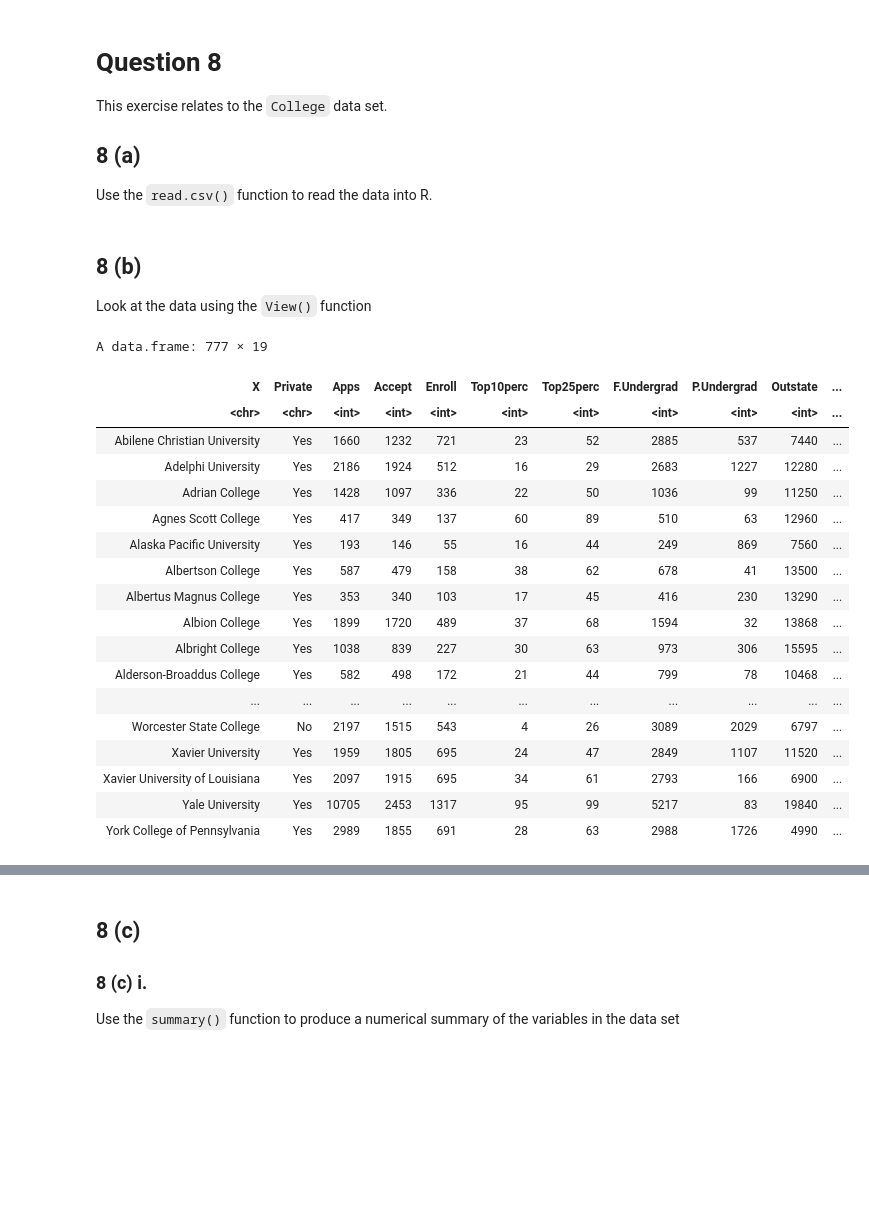
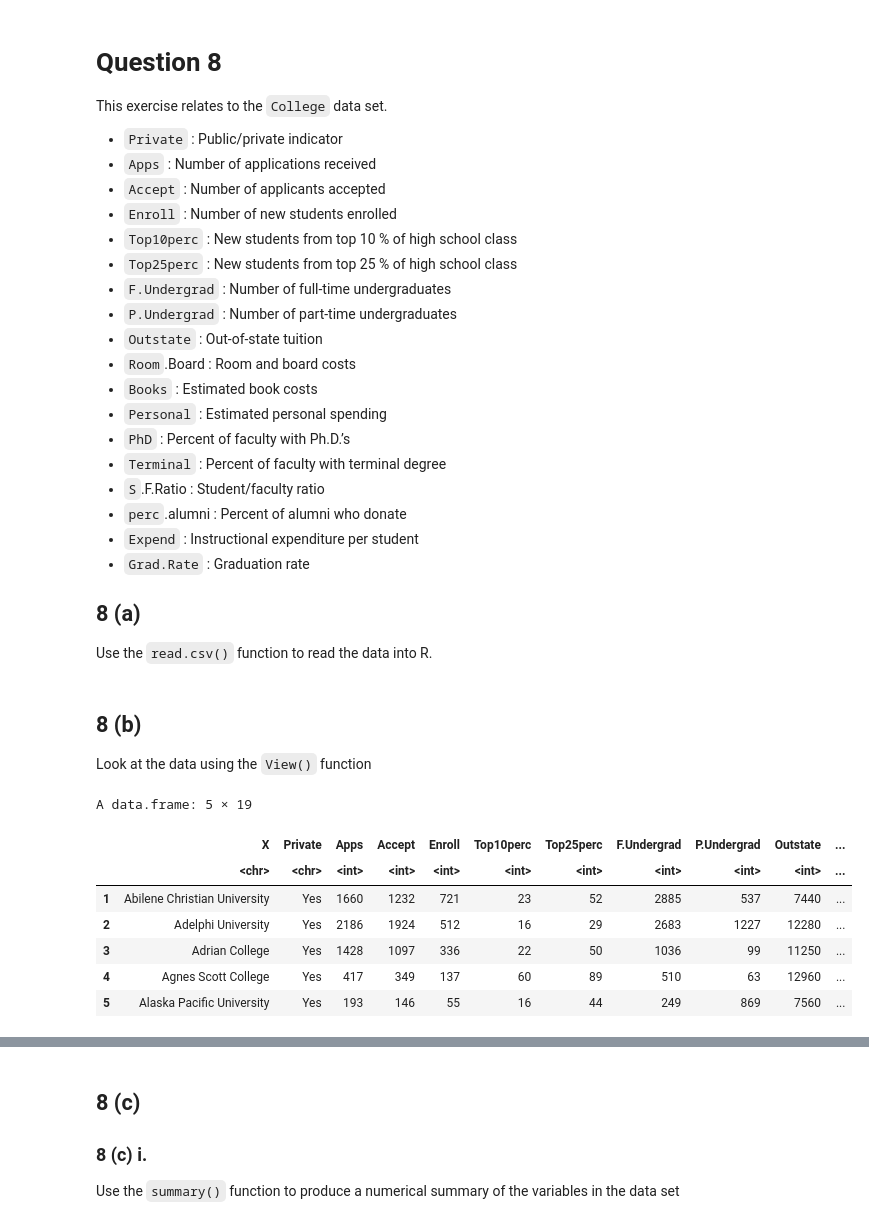
Before and after one commit to jlmolloy/rit-book-club, a Jupyter notebook: ISL/chapter02/Applied Exercises.ipynb, the cells around one changed output, grey strips where cells are left out. Drawn from its saved outputs; the diff is of its cells as text; code cells hidden in the pictures; blank space fills up the shorter version.

Commit message:
Do exercises

```diff
--- a/ISL/chapter02/Applied Exercises.ipynb
+++ b/ISL/chapter02/Applied Exercises.ipynb
@@ -1,8 +1,28 @@
-# %% [markdown]
-# Question 8
-This exercise relates to the `College` data set.
-## 8 (a)
-Use the `read.csv()` function to read the data into R.
+# %% [markdown]
+# Question 8
+This exercise relates to the `College` data set.
+
+* `Private` : Public/private indicator
+* `Apps` : Number of applications received
+* `Accept` : Number of applicants accepted
+* `Enroll` : Number of new students enrolled
+* `Top10perc` : New students from top 10 % of high school class
+* `Top25perc` : New students from top 25 % of high school class
+* `F.Undergrad` : Number of full-time undergraduates
+* `P.Undergrad` : Number of part-time undergraduates
+* `Outstate` : Out-of-state tuition
+* `Room`.Board : Room and board costs
+* `Books` : Estimated book costs
+* `Personal` : Estimated personal spending
+* `PhD` : Percent of faculty with Ph.D.’s
+* `Terminal` : Percent of faculty with terminal degree
+* `S`.F.Ratio : Student/faculty ratio
+* `perc`.alumni : Percent of alumni who donate
+* `Expend` : Instructional expenditure per student
+* `Grad.Rate` : Graduation rate
+
+## 8 (a)
+Use the `read.csv()` function to read the data into R.
 # %%
 data_url = "https://www.statlearning.com/s/College.csv"
 college <- read.csv(data_url)
@@ -10,27 +30,16 @@ college <- read.csv(data_url)
 ## 8 (b)
 Look at the data using the `View()` function
 # %%
-View(college)
+View(college[1:5,])
 # %% [output]
-A data.frame: 777 × 19
+A data.frame: 5 × 19
-| X | Private | Apps | Accept | Enroll | Top10perc | Top25perc | F.Undergrad | P.Undergrad | Outstate | ... |
-| <chr> | <chr> | <int> | <int> | <int> | <int> | <int> | <int> | <int> | <int> | ... |
-| Abilene Christian University | Yes | 1660 | 1232 | 721 | 23 | 52 | 2885 | 537 | 7440 | ... |
-| Adelphi University | Yes | 2186 | 1924 | 512 | 16 | 29 | 2683 | 1227 | 12280 | ... |
-| Adrian College | Yes | 1428 | 1097 | 336 | 22 | 50 | 1036 | 99 | 11250 | ... |
-| Agnes Scott College | Yes | 417 | 349 | 137 | 60 | 89 | 510 | 63 | 12960 | ... |
-| Alaska Pacific University | Yes | 193 | 146 | 55 | 16 | 44 | 249 | 869 | 7560 | ... |
-| Albertson College | Yes | 587 | 479 | 158 | 38 | 62 | 678 | 41 | 13500 | ... |
-| Albertus Magnus College | Yes | 353 | 340 | 103 | 17 | 45 | 416 | 230 | 13290 | ... |
-| Albion College | Yes | 1899 | 1720 | 489 | 37 | 68 | 1594 | 32 | 13868 | ... |
-| Albright College | Yes | 1038 | 839 | 227 | 30 | 63 | 973 | 306 | 15595 | ... |
-| Alderson-Broaddus College | Yes | 582 | 498 | 172 | 21 | 44 | 799 | 78 | 10468 | ... |
-| ... | ... | ... | ... | ... | ... | ... | ... | ... | ... | ... |
-| Worcester State College | No | 2197 | 1515 | 543 | 4 | 26 | 3089 | 2029 | 6797 | ... |
-| Xavier University | Yes | 1959 | 1805 | 695 | 24 | 47 | 2849 | 1107 | 11520 | ... |
-| Xavier University of Louisiana | Yes | 2097 | 1915 | 695 | 34 | 61 | 2793 | 166 | 6900 | ... |
-| Yale University | Yes | 10705 | 2453 | 1317 | 95 | 99 | 5217 | 83 | 19840 | ... |
-| York College of Pennsylvania | Yes | 2989 | 1855 | 691 | 28 | 63 | 2988 | 1726 | 4990 | ... |
+|  | X | Private | Apps | Accept | Enroll | Top10perc | Top25perc | F.Undergrad | P.Undergrad | Outstate | ... |
+|  | <chr> | <chr> | <int> | <int> | <int> | <int> | <int> | <int> | <int> | <int> | ... |
+| 1 | Abilene Christian University | Yes | 1660 | 1232 | 721 | 23 | 52 | 2885 | 537 | 7440 | ... |
+| 2 | Adelphi University | Yes | 2186 | 1924 | 512 | 16 | 29 | 2683 | 1227 | 12280 | ... |
+| 3 | Adrian College | Yes | 1428 | 1097 | 336 | 22 | 50 | 1036 | 99 | 11250 | ... |
+| 4 | Agnes Scott College | Yes | 417 | 349 | 137 | 60 | 89 | 510 | 63 | 12960 | ... |
+| 5 | Alaska Pacific University | Yes | 193 | 146 | 55 | 16 | 44 | 249 | 869 | 7560 | ... |
 # %%
 # set (private) row labels
 rownames(college) <- college[, 1]
```
Also changed, not shown: parts of 64 cells of this notebook.
